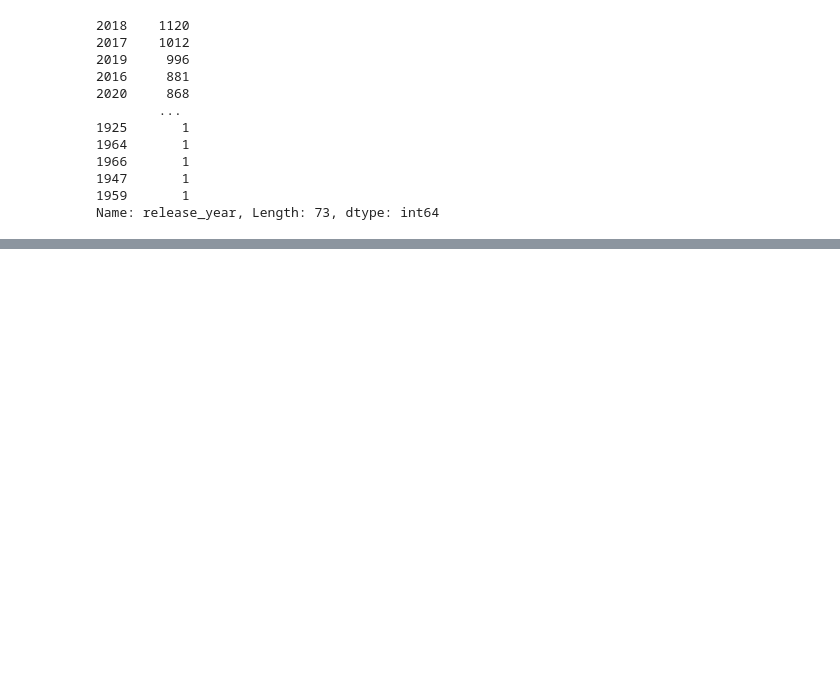
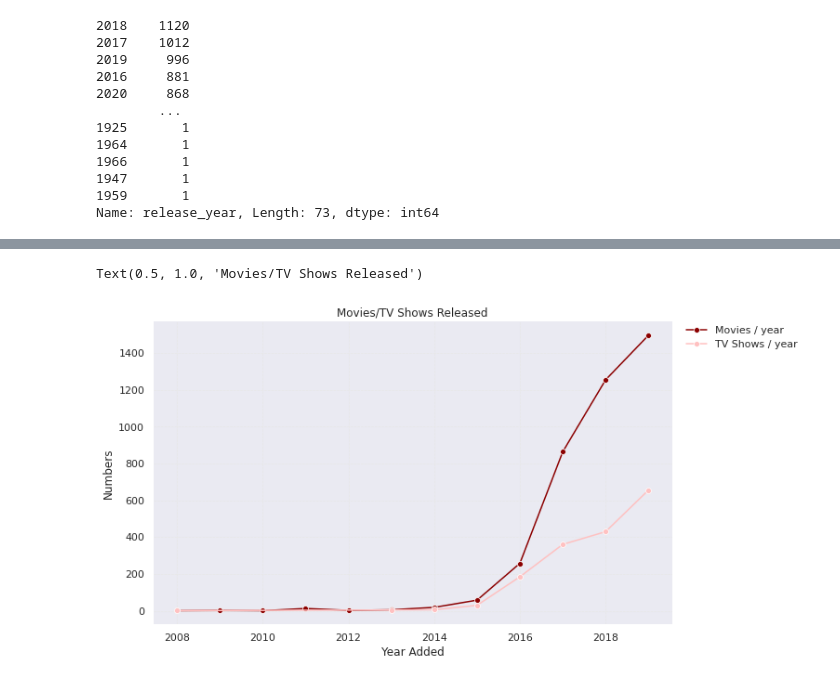
Before and after one commit to Vrishali04/Netflix_movies_and_tv_shows_clustering_capstone_project, a Jupyter notebook: Netflix_movies_and_tv_shows_clustering_capstone_project_final.ipynb, the cells around one changed output, grey strips where cells are left out. Cells and saved outputs as stored; diff of their text form; code cells hidden in the pictures; blank space fills up the shorter version.

```diff
--- a/Netflix_movies_and_tv_shows_clustering_capstone_project_final.ipynb
+++ b/Netflix_movies_and_tv_shows_clustering_capstone_project_final.ipynb
@@ -423,0 +468,39 @@ Name: release_year, Length: 73, dtype: int64
+# %%
+data["date_added"]=pd.to_datetime(data["date_added"])
+data["year_added"] = data["date_added"].dt.year
+
+data.drop('date_added',axis=1,inplace=True)
+# %%
+years = list(range(2008,2020,1))
+movie_rows=data.loc[data["type"] == "Movie"]
+
+tv_rows=data.loc[data["type"]=="TV Show"]
+
+movies_counts = movie_rows.year_added.value_counts()
+tv_counts = tv_rows.year_added.value_counts()
+
+index_years_mov = movies_counts.index.isin(years)
+index_years_tv = tv_counts.index.isin(years)
+movies = movies_counts[index_years_mov]
+tv_shows = tv_counts[index_years_tv]
+# %%
+plt.figure(figsize=(10,6))
+
+sns.lineplot(data=movies, color="#8B0000",  label="Movies / year",marker='o')
+sns.lineplot(data=tv_shows, color="#FFC1C1",  label="TV Shows / year",marker='o')
+
+for spine in plt.gca().spines.values():
+    spine.set_visible(False)
+
+plt.grid(color='#E8E8E8', linestyle='--', linewidth=0.7)
+
+plt.legend(bbox_to_anchor=(1.02, 1), loc='upper left',
+             borderaxespad=0,frameon=False)
+
+
+plt.xlabel("Year Added")
+plt.ylabel("Numbers")
+plt.title('Movies/TV Shows Released')
+# %% [output]
+Text(0.5, 1.0, 'Movies/TV Shows Released')
+[figure, added]
```
Also changed, not shown: parts of 9 cells of this notebook.
